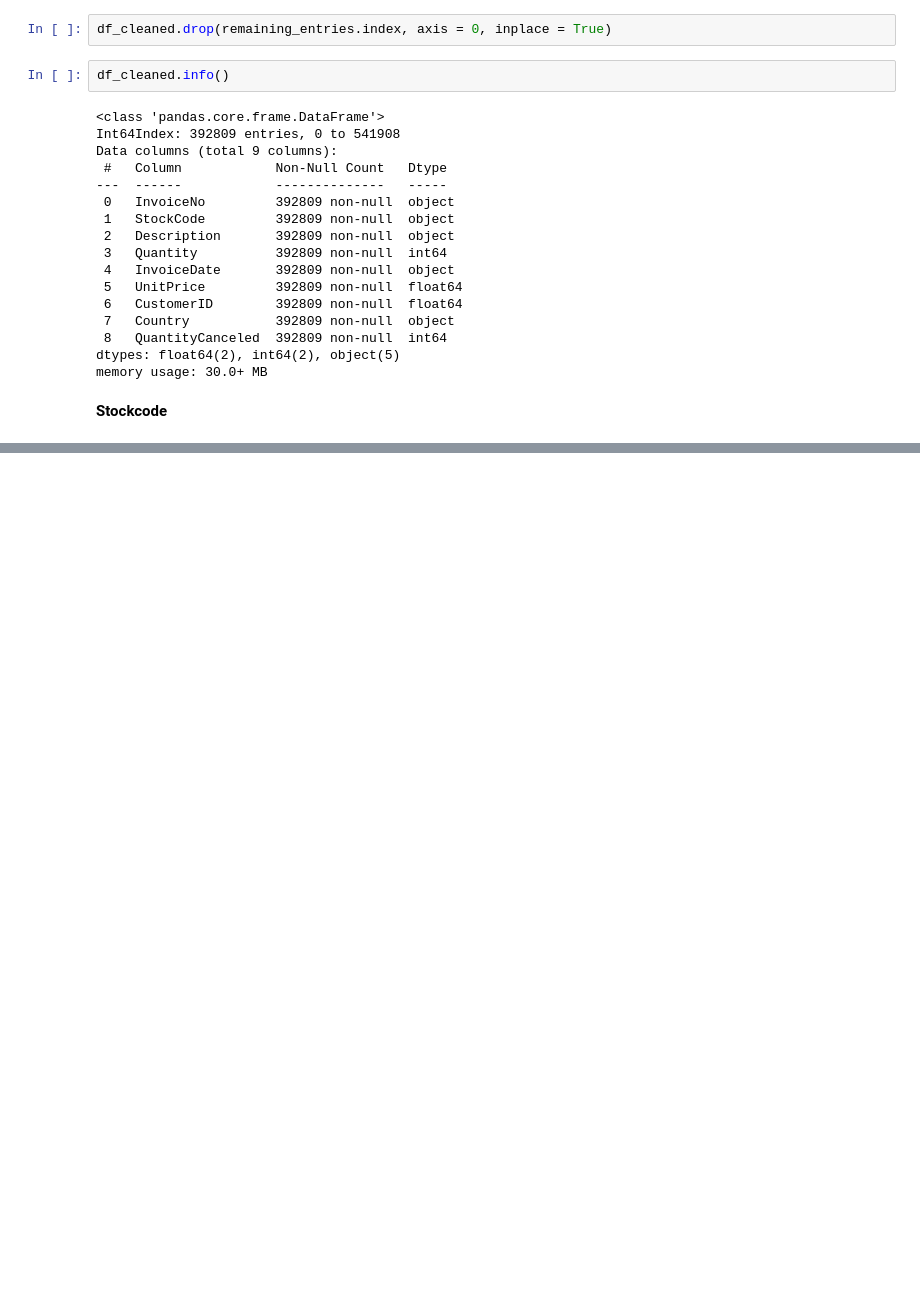
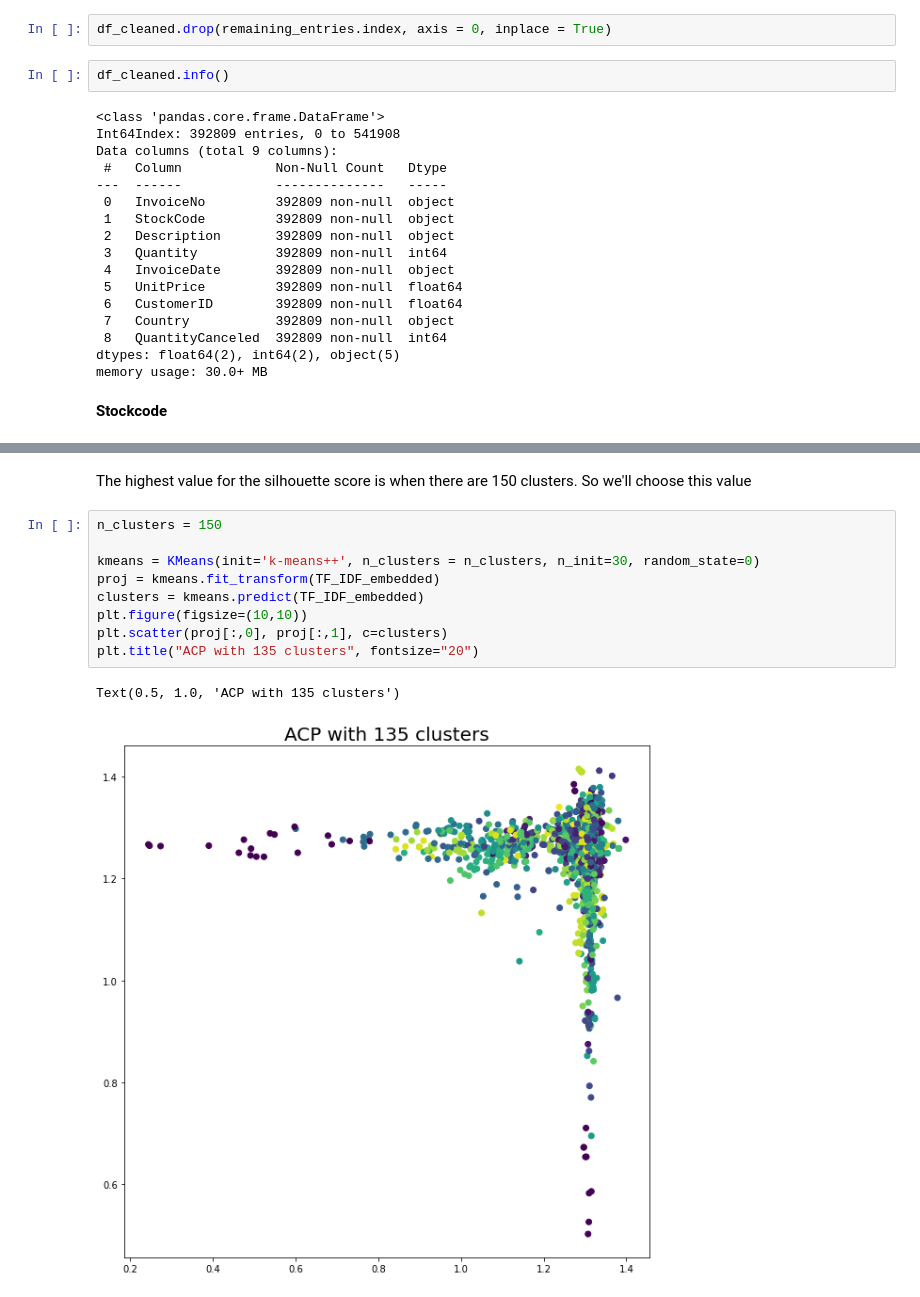
Before and after one commit to jithesh9539/Customer_Segmentation_Final, a Jupyter notebook: Customer_Segmentation.ipynb, the cells around one changed output, grey strips where cells are left out. Saved outputs shown, nothing was run; the diff lists cells and outputs as text; blank space fills up the shorter version.

```diff
--- a/Customer_Segmentation.ipynb
+++ b/Customer_Segmentation.ipynb
@@ -409,0 +694,14 @@ memory usage: 30.0+ MB
+# %% [markdown]
+The highest value for the silhouette score is when there are 150 clusters. So we'll choose this value
+# %%
+n_clusters = 150
+
+kmeans = KMeans(init='k-means++', n_clusters = n_clusters, n_init=30, random_state=0)
+proj = kmeans.fit_transform(TF_IDF_embedded)
+clusters = kmeans.predict(TF_IDF_embedded)
+plt.figure(figsize=(10,10))
+plt.scatter(proj[:,0], proj[:,1], c=clusters)
+plt.title("ACP with 135 clusters", fontsize="20")
+# %% [output]
+Text(0.5, 1.0, 'ACP with 135 clusters')
+[figure, added]
```
Also changed, not shown: parts of 60 cells of this notebook.
